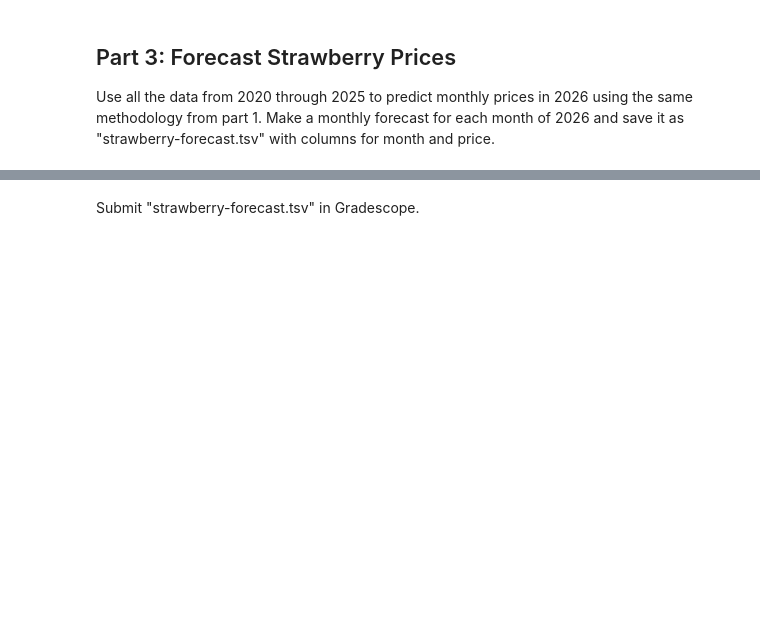
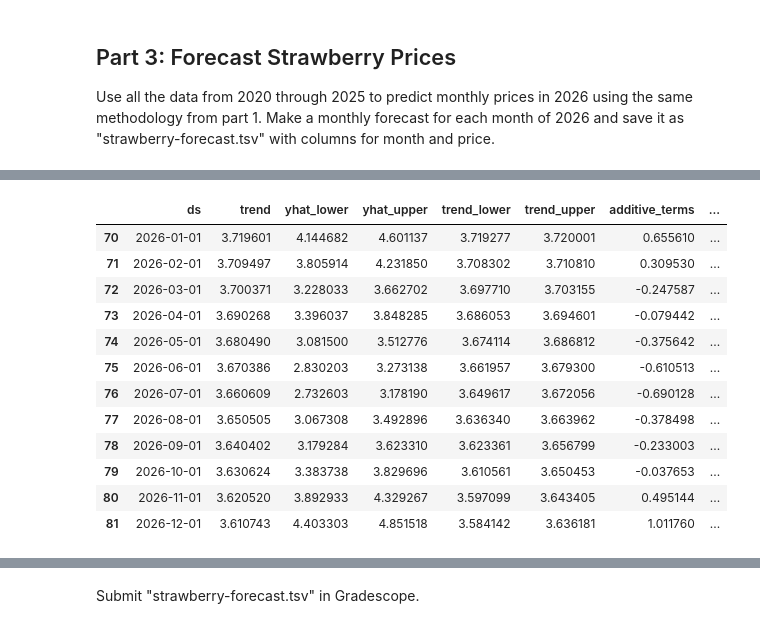
Before and after one commit to calebhadley1/AI_in_the_Field_Coursework, a Jupyter notebook: Week 2/dx704-project-02.ipynb, the cells around one changed output, grey strips where cells are left out. Drawn from its saved outputs; the diff is of its cells as text; code cells hidden in the pictures; blank space fills up the shorter version.

```diff
--- a/Week 2/dx704-project-02.ipynb
+++ b/Week 2/dx704-project-02.ipynb
@@ -368,0 +333,17 @@ Make a monthly forecast for each month of 2026 and save it as "strawberry-foreca
+# %%
+forecast_preds = strawberry_forecast[strawberry_forecast['ds'].dt.year == 2026]
+forecast_preds
+# %% [output]
+|  | ds | trend | yhat_lower | yhat_upper | trend_lower | trend_upper | additive_terms | ... |
+| 70 | 2026-01-01 | 3.719601 | 4.144682 | 4.601137 | 3.719277 | 3.720001 | 0.655610 | ... |
+| 71 | 2026-02-01 | 3.709497 | 3.805914 | 4.231850 | 3.708302 | 3.710810 | 0.309530 | ... |
+| 72 | 2026-03-01 | 3.700371 | 3.228033 | 3.662702 | 3.697710 | 3.703155 | -0.247587 | ... |
+| 73 | 2026-04-01 | 3.690268 | 3.396037 | 3.848285 | 3.686053 | 3.694601 | -0.079442 | ... |
+| 74 | 2026-05-01 | 3.680490 | 3.081500 | 3.512776 | 3.674114 | 3.686812 | -0.375642 | ... |
+| 75 | 2026-06-01 | 3.670386 | 2.830203 | 3.273138 | 3.661957 | 3.679300 | -0.610513 | ... |
+| 76 | 2026-07-01 | 3.660609 | 2.732603 | 3.178190 | 3.649617 | 3.672056 | -0.690128 | ... |
+| 77 | 2026-08-01 | 3.650505 | 3.067308 | 3.492896 | 3.636340 | 3.663962 | -0.378498 | ... |
+| 78 | 2026-09-01 | 3.640402 | 3.179284 | 3.623310 | 3.623361 | 3.656799 | -0.233003 | ... |
+| 79 | 2026-10-01 | 3.630624 | 3.383738 | 3.829696 | 3.610561 | 3.650453 | -0.037653 | ... |
+| 80 | 2026-11-01 | 3.620520 | 3.892933 | 4.329267 | 3.597099 | 3.643405 | 0.495144 | ... |
+| 81 | 2026-12-01 | 3.610743 | 4.403303 | 4.851518 | 3.584142 | 3.636181 | 1.011760 | ... |
```
Also changed, not shown: parts of 10 cells of this notebook, 1 other file.
